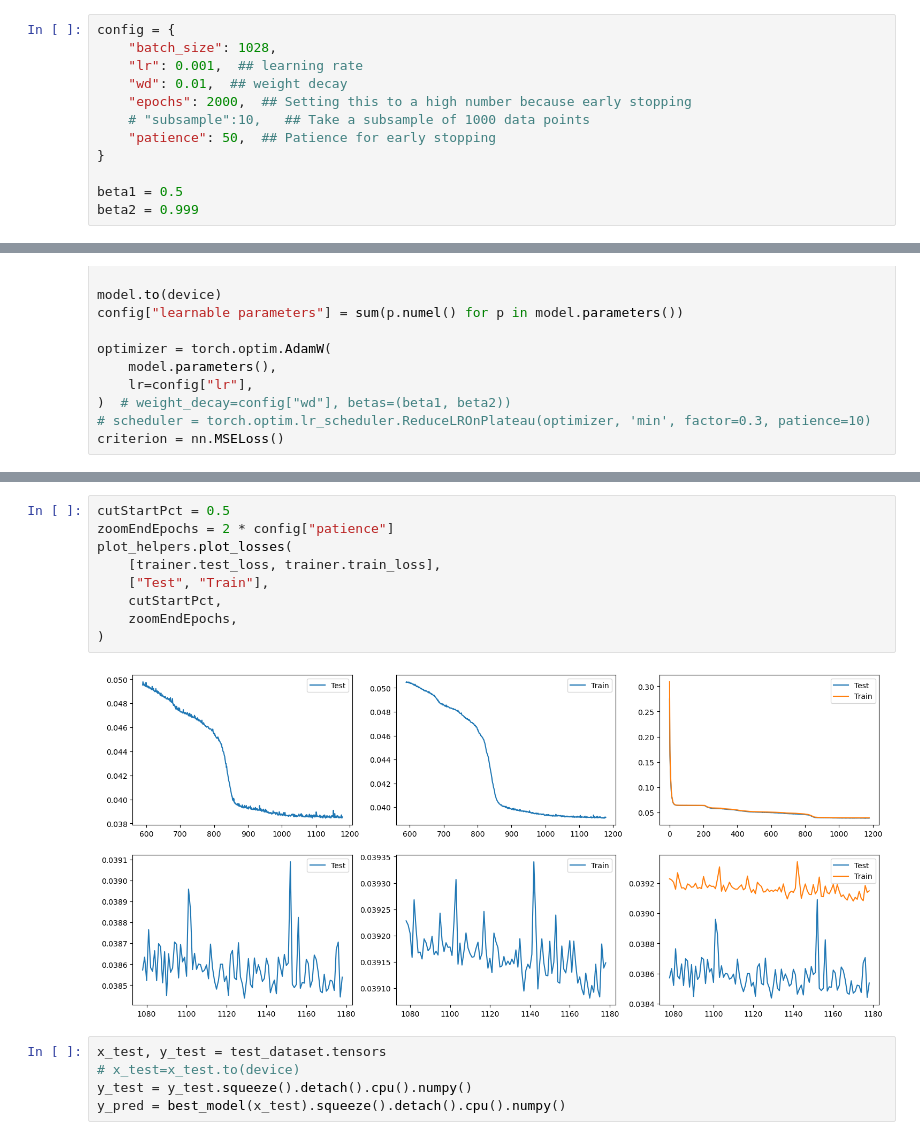
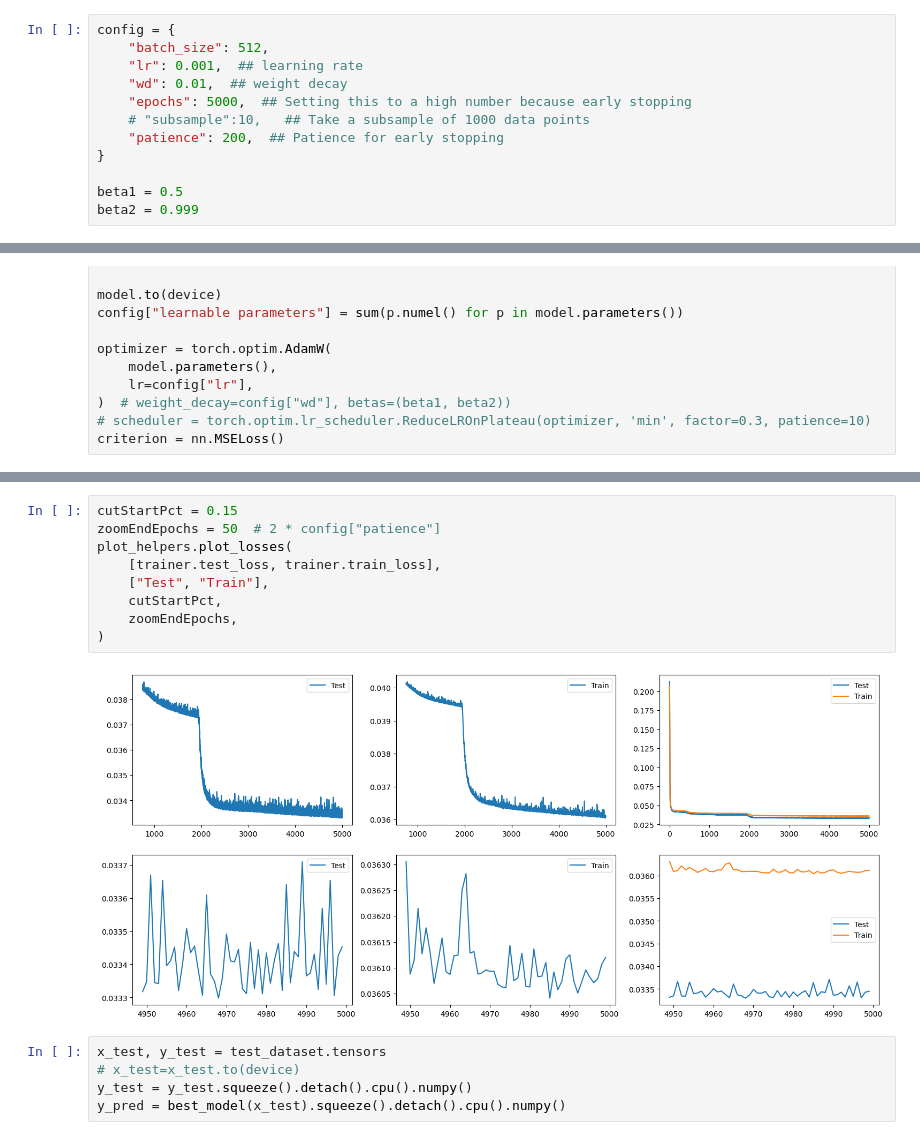
Before and after one commit to adconnolly/CLUBBiNN, a Jupyter notebook: train_notebooks/C14_TKEterms_LupLdownHconst_allLES.ipynb, the cells around one changed output, grey strips where cells are left out. Saved outputs shown, nothing was run; the diff lists cells and outputs as text.

```diff
--- a/train_notebooks/C14_TKEterms_LupLdownHconst_allLES.ipynb
+++ b/train_notebooks/C14_TKEterms_LupLdownHconst_allLES.ipynb
@@ -66,12 +92,12 @@ _, C14train = train_dataset.tensors
 lossweights = np.ones(C14train.detach().numpy().shape[1])
 # %%
 config = {
-    "batch_size": 1028,
+    "batch_size": 512,
     "lr": 0.001,  ## learning rate
     "wd": 0.01,  ## weight decay
-    "epochs": 2000,  ## Setting this to a high number because early stopping
+    "epochs": 5000,  ## Setting this to a high number because early stopping
     # "subsample":10,   ## Take a subsample of 1000 data points
-    "patience": 50,  ## Patience for early stopping
+    "patience": 200,  ## Patience for early stopping
 }
 
 beta1 = 0.5
@@ -130,14 +156,14 @@ Early stopping epoch: 1129
 # %%
-cutStartPct = 0.5
-zoomEndEpochs = 2 * config["patience"]
+cutStartPct = 0.15
+zoomEndEpochs = 50  # 2 * config["patience"]
 plot_helpers.plot_losses(
     [trainer.test_loss, trainer.train_loss],
     ["Test", "Train"],
     cutStartPct,
     zoomEndEpochs,
 )
 # %% [output]
-[figure, old version]
+[figure, new version]
 # %%
 x_test, y_test = test_dataset.tensors
 # x_test=x_test.to(device)
```
Also changed, not shown: parts of 7 cells of this notebook, 3 other files.
